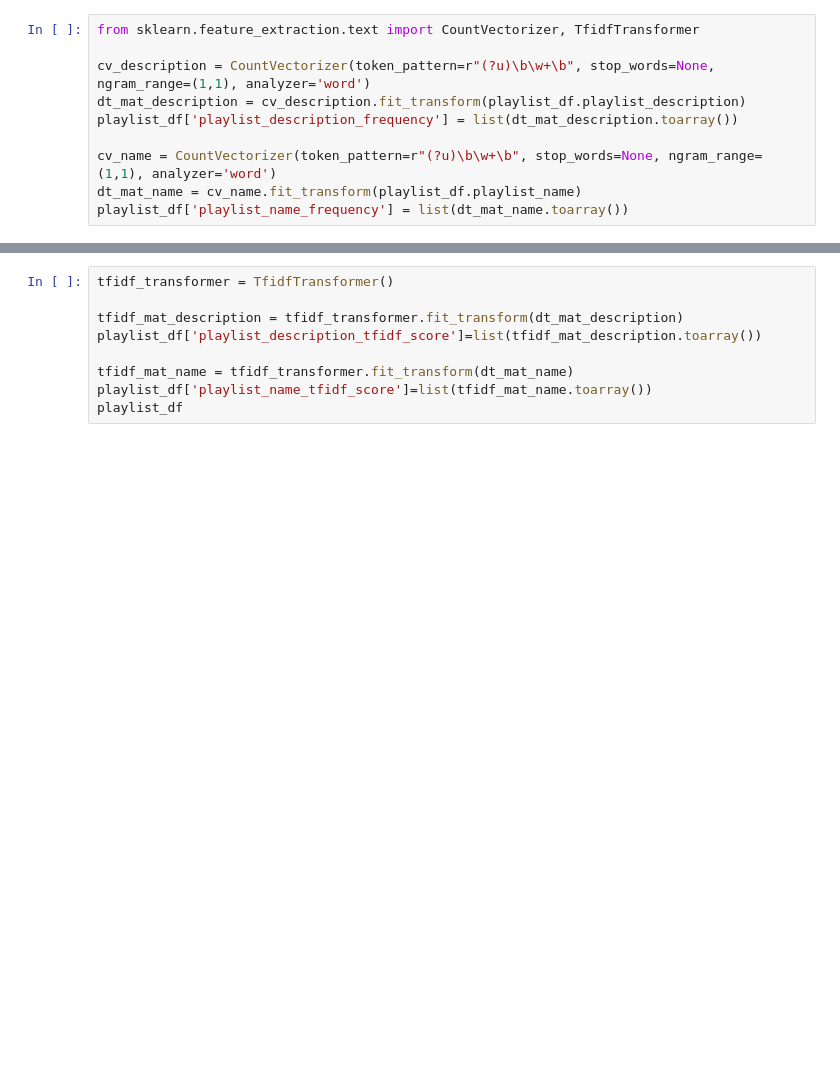
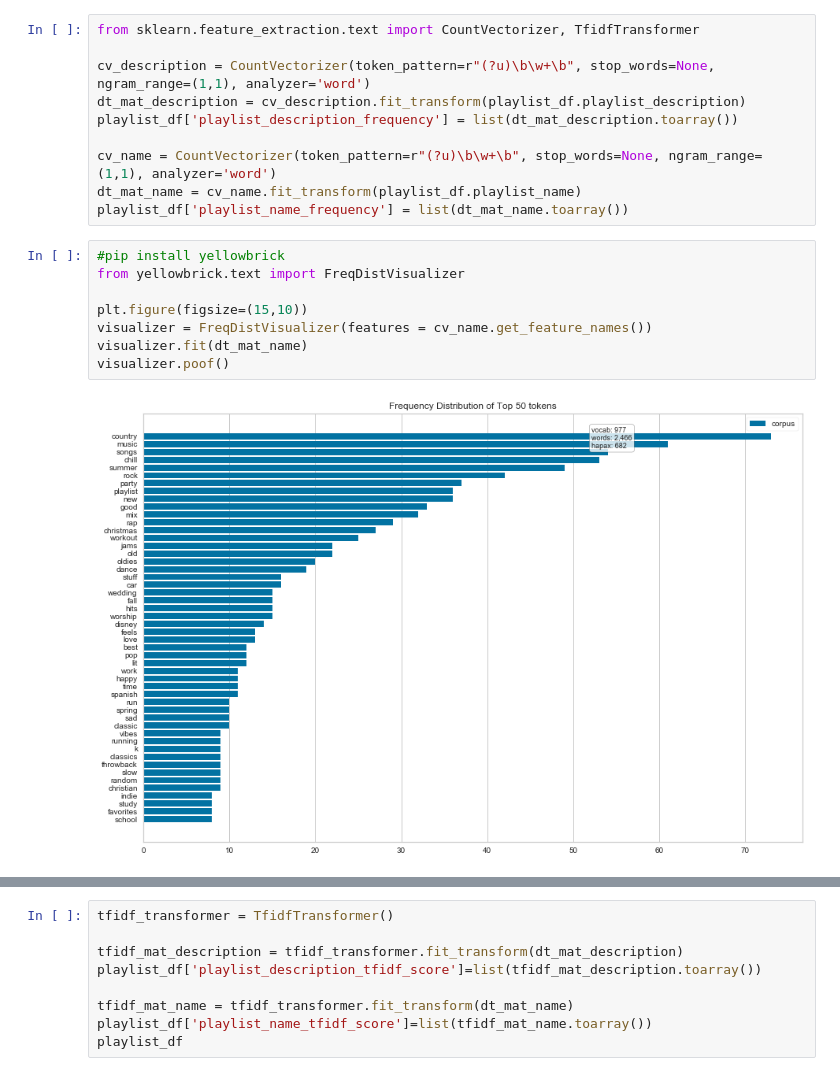
Before and after one commit to tralpha/spotify-project, a Jupyter notebook: DataLoader.ipynb, the cells around one changed output, grey strips where cells are left out. Cells and saved outputs as stored; diff of their text form; blank space fills up the shorter version.

```diff
--- a/DataLoader.ipynb
+++ b/DataLoader.ipynb
@@ -173,3 +170,13 @@ playlist_df['playlist_description_frequency'] = list(dt_mat_description.toarray(
 cv_name = CountVectorizer(token_pattern=r"(?u)\b\w+\b", stop_words=None, ngram_range=(1,1), analyzer='word')
 dt_mat_name = cv_name.fit_transform(playlist_df.playlist_name)
 playlist_df['playlist_name_frequency'] = list(dt_mat_name.toarray())
+# %%
+#pip install yellowbrick
+from yellowbrick.text import FreqDistVisualizer
+
+plt.figure(figsize=(15,10))
+visualizer = FreqDistVisualizer(features = cv_name.get_feature_names())
+visualizer.fit(dt_mat_name)
+visualizer.poof()
+# %% [output]
+[figure, added]
```
Also changed, not shown: parts of 3 cells of this notebook.
